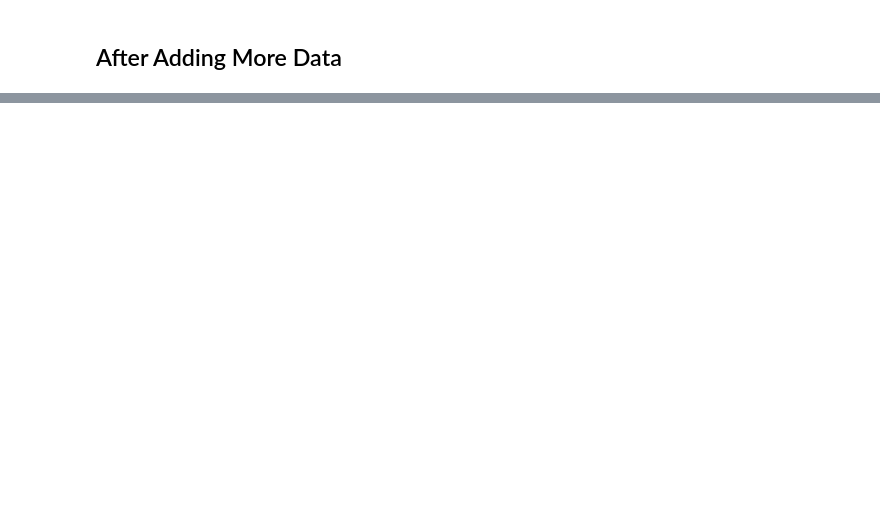
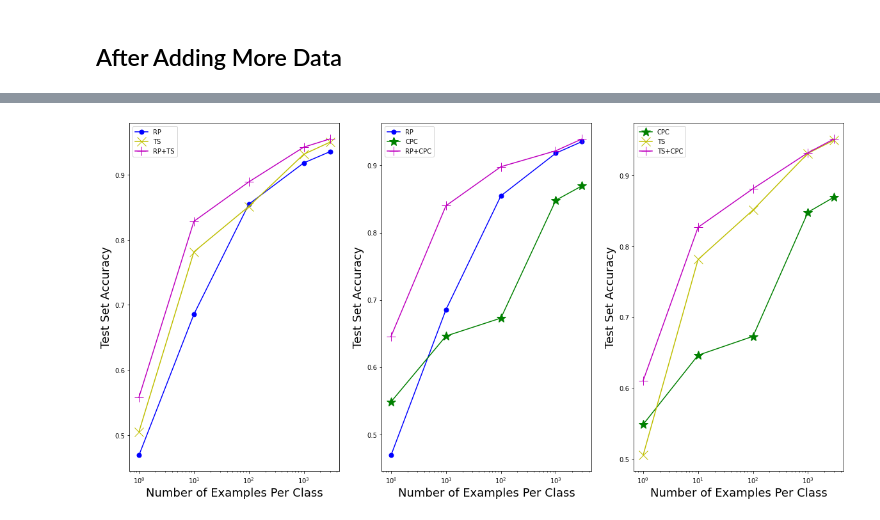
Before and after one commit to jstranne/mouse_self_supervision, a Jupyter notebook: Graphing_Data.ipynb, the cells around one changed output, grey strips where cells are left out. Cells and saved outputs as stored; diff of their text form; code cells hidden in the pictures; blank space fills up the shorter version.

```diff
--- a/Graphing_Data.ipynb
+++ b/Graphing_Data.ipynb
@@ -51,0 +53,39 @@ plt.show()
+# %%
+%matplotlib inline
+from matplotlib import pyplot as plt
+
+
+plt.figure(num=None, figsize=(20, 10))
+
+plt.subplot(1,3,1)
+xvals = [1, 10, 100, 1000, 3000] #the 2000 is kinda bs, fix this
+plt.semilogx(xvals, rp, 'b.-', label="RP", markersize=14)
+plt.semilogx(xvals, ts, 'yx-', label="TS", markersize=14)
+plt.semilogx(xvals, rp_and_ts, 'm+-', label="RP+TS", markersize=14)
+
+plt.legend()
+plt.xlabel("Number of Examples Per Class", fontsize=18)
+plt.ylabel("Test Set Accuracy", fontsize=18)
+
+plt.subplot(1,3,2)
+xvals = [1, 10, 100, 1000, 3000] #the 2000 is kinda bs, fix this
+plt.semilogx(xvals, rp, 'b.-', label="RP", markersize=14)
+plt.semilogx(xvals, cpc, 'g*-', label="CPC", markersize=14)
+plt.semilogx(xvals, rp_and_cpc, 'm+-', label="RP+CPC", markersize=14)
+
+plt.legend()
+plt.xlabel("Number of Examples Per Class", fontsize=18)
+plt.ylabel("Test Set Accuracy", fontsize=18)
+
+plt.subplot(1,3,3)
+xvals = [1, 10, 100, 1000, 3000] #the 2000 is kinda bs, fix this
+plt.semilogx(xvals, cpc, 'g*-', label="CPC", markersize=14)
+plt.semilogx(xvals, ts, 'yx-', label="TS", markersize=14)
+plt.semilogx(xvals, ts_and_cpc, 'm+-', label="TS+CPC", markersize=14)
+
+plt.legend()
+plt.xlabel("Number of Examples Per Class", fontsize=18)
+plt.ylabel("Test Set Accuracy", fontsize=18)
+plt.show()
+# %% [output]
+[figure, added]
```
Also changed, not shown: parts of 9 cells of this notebook, 6 other files.
